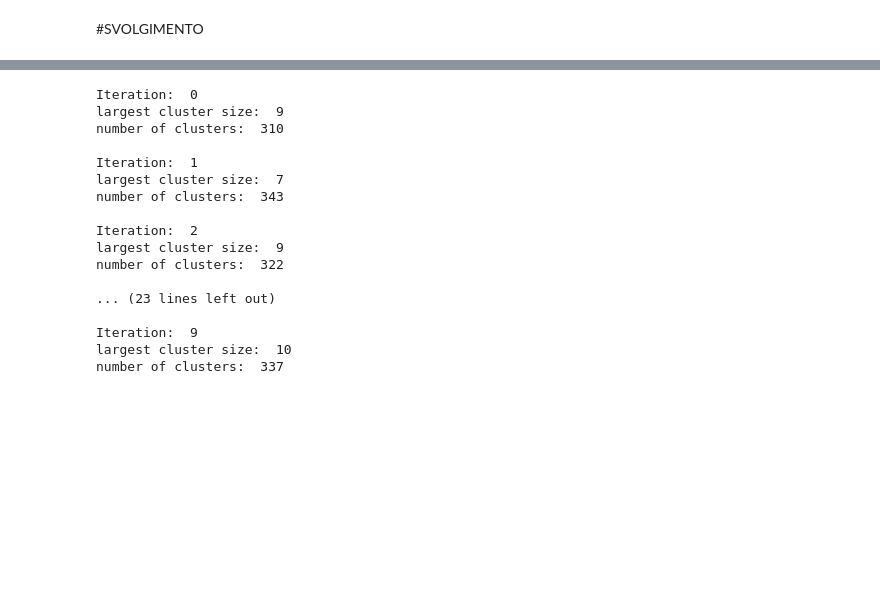
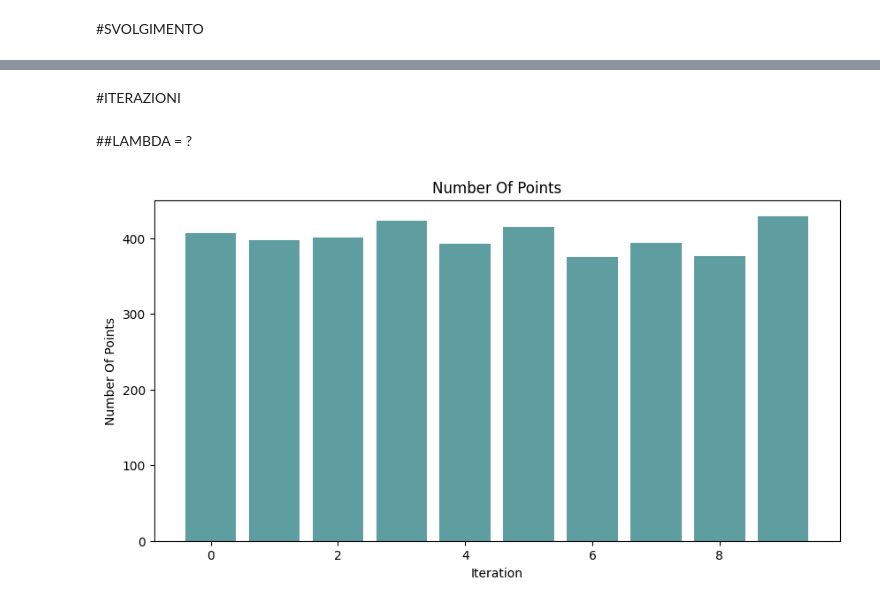
Before and after one commit to andreamurari/percolation_project, a Jupyter notebook: percolation_project.ipynb, the cells around one changed output, grey strips where cells are left out. Cells and saved outputs as stored; diff of their text form; code cells hidden in the pictures; blank space fills up the shorter version.

Commit message:
Aggiunto sezioni per diverse lambda e sezione di confronto

```diff
--- a/percolation_project.ipynb
+++ b/percolation_project.ipynb
@@ -123,31 +83,0 @@ M = 10 #NUMERO ITERAZIONI
-# %%
-largest_cluster_size_df = []
-number_of_clusters_df = []
-
-for i in range(M):
-  coordinates_x, coordinates_y = generate_poisson_coordinates(T, l)
-  clusters_with_duplicates = clusterizza_dbscan(coordinates_x, coordinates_y)
-  clusters = remove_duplicates(clusters_with_duplicates)
-  clusters_with_duplicates = clusterizza_dbscan(coordinates_x, coordinates_y)
-  clusters = remove_duplicates(clusters_with_duplicates)
-  print ('Iteration: ', i, '\nlargest cluster size: ', largest_cluster_size(clusters), '\nnumber of clusters: ',  number_of_clusters(clusters),'\n')
-  largest_cluster_size_df.append(largest_cluster_size(clusters))
-  number_of_clusters_df.append(number_of_clusters(clusters))
-# %% [output]
-Iteration:  0
-largest cluster size:  9
-number of clusters:  310
-
-Iteration:  1
-largest cluster size:  7
-number of clusters:  343
-
-Iteration:  2
-largest cluster size:  9
-number of clusters:  322
-
-... (23 lines left out)
-
-Iteration:  9
-largest cluster size:  10
-number of clusters:  337
@@ -153,0 +94,38 @@ number of clusters:  337
+# %% [markdown]
+#ITERAZIONI
+# %% [markdown]
+##LAMBDA = ?
+# %%
+#T = int(bt.input('Inserisci la dimenzione massima del dominio(max suggested = 40): '))
+#l = float(bt.input('Inserisci il valore di  λ (max suggested = 2): '))
+#M = int(bt.input('Inserisci il nummero iterazioni M: '))
+
+
+T = 20 #MAX DOMINIO
+l = 1 #LAMBDA
+M = 10 #NUMERO ITERAZIONI
+# %%
+#ITERAZIONI E CREAZIONE DFs
+largest_cluster_size_df_0 = []
+number_of_clusters_df_0 = []
+number_of_ponits_df_0 = []
+for i in range(M):
+  coordinates_x, coordinates_y, N = generate_poisson_coordinates(T, l)
+  clusters_with_duplicates = clusterizza_dbscan(coordinates_x, coordinates_y)
+  clusters = remove_duplicates(clusters_with_duplicates)
+  clusters_with_duplicates = clusterizza_dbscan(coordinates_x, coordinates_y)
+  clusters = remove_duplicates(clusters_with_duplicates)
+  #print ('Iteration: ', i+1, '\nNumber of points: ', N, '\nNumber of clusters: ',  number_of_clusters(clusters), '\nLargest cluster size: ', largest_cluster_size(clusters), '\n')
+  largest_cluster_size_df_0.append(largest_cluster_size(clusters))
+  number_of_clusters_df_0.append(number_of_clusters(clusters))
+  number_of_ponits_df_0.append(N)
+# %%
+plt.figure(figsize = (10, 5))
+plt.bar(range(M), number_of_ponits_df_0, color = 'cadetblue')
+plt.title('Number Of Points')
+plt.xlabel('Iteration')
+plt.ylabel('Number Of Points')
+
+plt.show()
+# %% [output]
+[figure, added]
```
Also changed, not shown: parts of 46 cells of this notebook.
